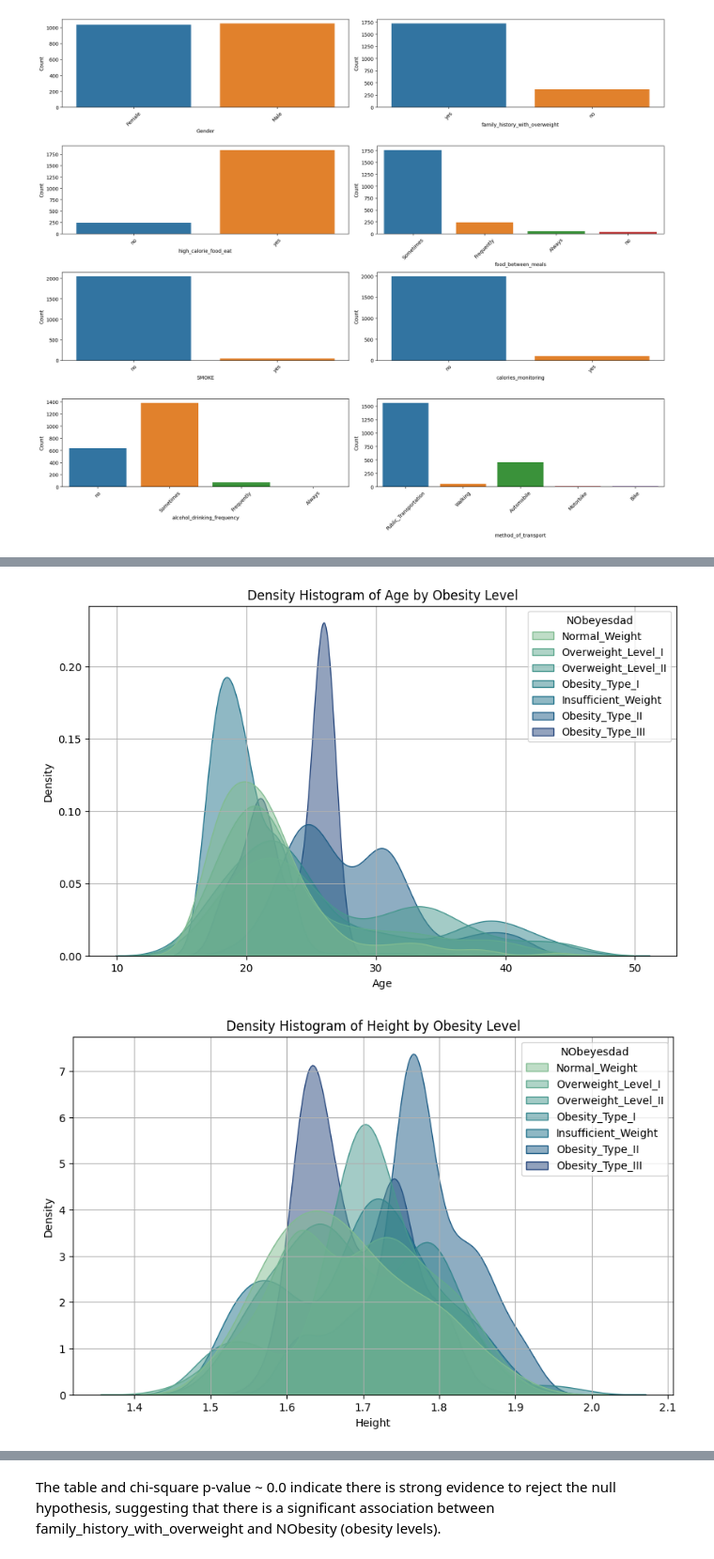
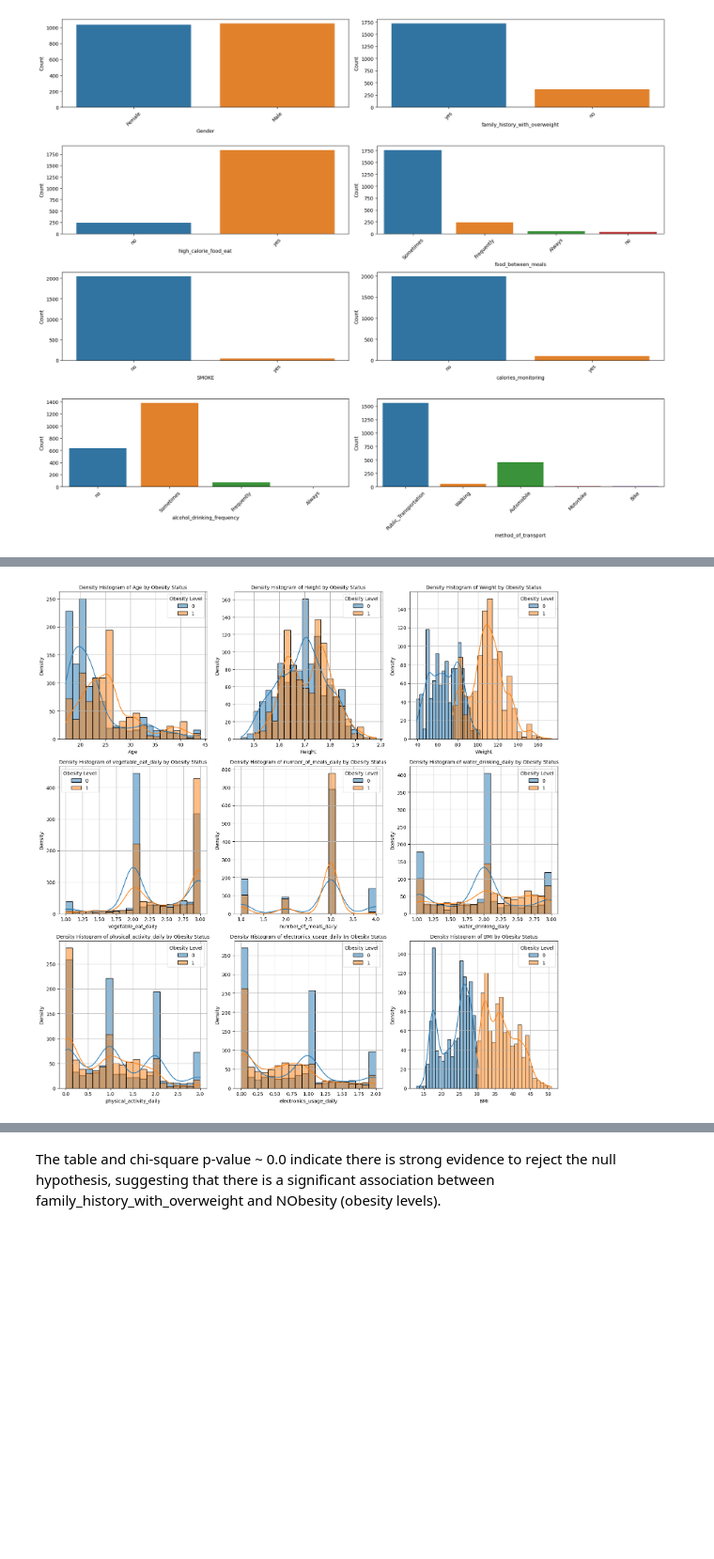
Before and after one commit to mojodean/aai-500-project-obesity-levels, a Jupyter notebook: obesity-levels.ipynb, the cells around one changed output, grey strips where cells are left out. Shown at 94% size. Saved outputs shown, nothing was run; the diff lists cells and outputs as text; code cells hidden in the pictures; blank space fills up the shorter version.

```diff
--- a/obesity-levels.ipynb
+++ b/obesity-levels.ipynb
@@ -191,0 +242,20 @@ Method of transportation: Very high use of public transportation
+# %%
+plt.figure(figsize=(10, 6))
+# Create age groups (bins)
+bins = [0, 20, 30, 40, 50]
+labels = ['0-19', '20-29', '30-39', '40-49']
+obesity['AgeGroup'] = pd.cut(obesity['Age'], bins=bins, labels=labels, right=False)
+
+plt.figure(figsize=(18, 6))
+plt.subplot(1, 2, 1)
+sns.histplot(data=obesity, x='AgeGroup', hue='NObeyesdad', multiple='stack', kde=False)
+plt.title('Histogram of Age by Obesity Levels')
+
+plt.subplot(1, 2, 2)
+sns.histplot(data=obesity, x='AgeGroup', hue='Obese', multiple='stack', kde=False)
+plt.title('Histogram of Age by Obese')
+
+# Add labels and title for histogram
+plt.xlabel('Age')
+plt.ylabel('Count')
+plt.show()
@@ -296,18 +326,30 @@ plt.show()
 # %%
 # Create density plots
-# List of numerical variables to loop through
 # Select only numerical columns from the DataFrame
 numerical_cols = obesity.select_dtypes(include=['float64', 'int64']).columns
+numerical_cols = [col for col in numerical_cols if 'Obese' not in col]
+
+num_plots = len(numerical_cols)
+num_cols = 3
+num_rows = (num_plots + num_cols - 1) // num_cols  # Calculate number of rows needed
+
+plt.figure(figsize=(15, 5 * num_rows))
+
 
 # Loop through each numerical variable and create density plots
-for var in numerical_cols:
-    plt.figure(figsize=(10, 6))
-    sns.kdeplot(data=obesity, x=var, hue='NObeyesdad', fill=True, common_norm=False, palette="crest", alpha=0.5)
-    plt.title(f'Density Histogram of {var} by Obesity Level')
+for i, var in enumerate(numerical_cols):
+    plt.subplot(num_rows, num_cols, i + 1)
+    for obesity_level in obesity['Obese'].unique():  # Loop through each obesity level
+        subset = obesity[obesity['Obese'] == obesity_level]
+        sns.histplot(subset[var], bins=20, kde=True, label=obesity_level, alpha=0.5)  # kde=True adds a Kernel Density Estimate
+    #sns.kdeplot(data=obesity, x=var, hue='NObeyesdad', fill=True, common_norm=False, palette="crest", alpha=0.5)
+    plt.title(f'Density Histogram of {var} by Obesity Status', fontsize=10)
     plt.xlabel(var)
     plt.ylabel('Density')
     plt.grid(True)
-    plt.show()
+    plt.legend(title='Obesity Level')
+
+plt.tight_layout()  # Adjusts subplot parameters to give specified padding
+plt.show()
 # %% [output]
-[figure, old version]
+[figure, new version]
-[figure, removed]
```
Also changed, not shown: parts of 59 cells of this notebook.
